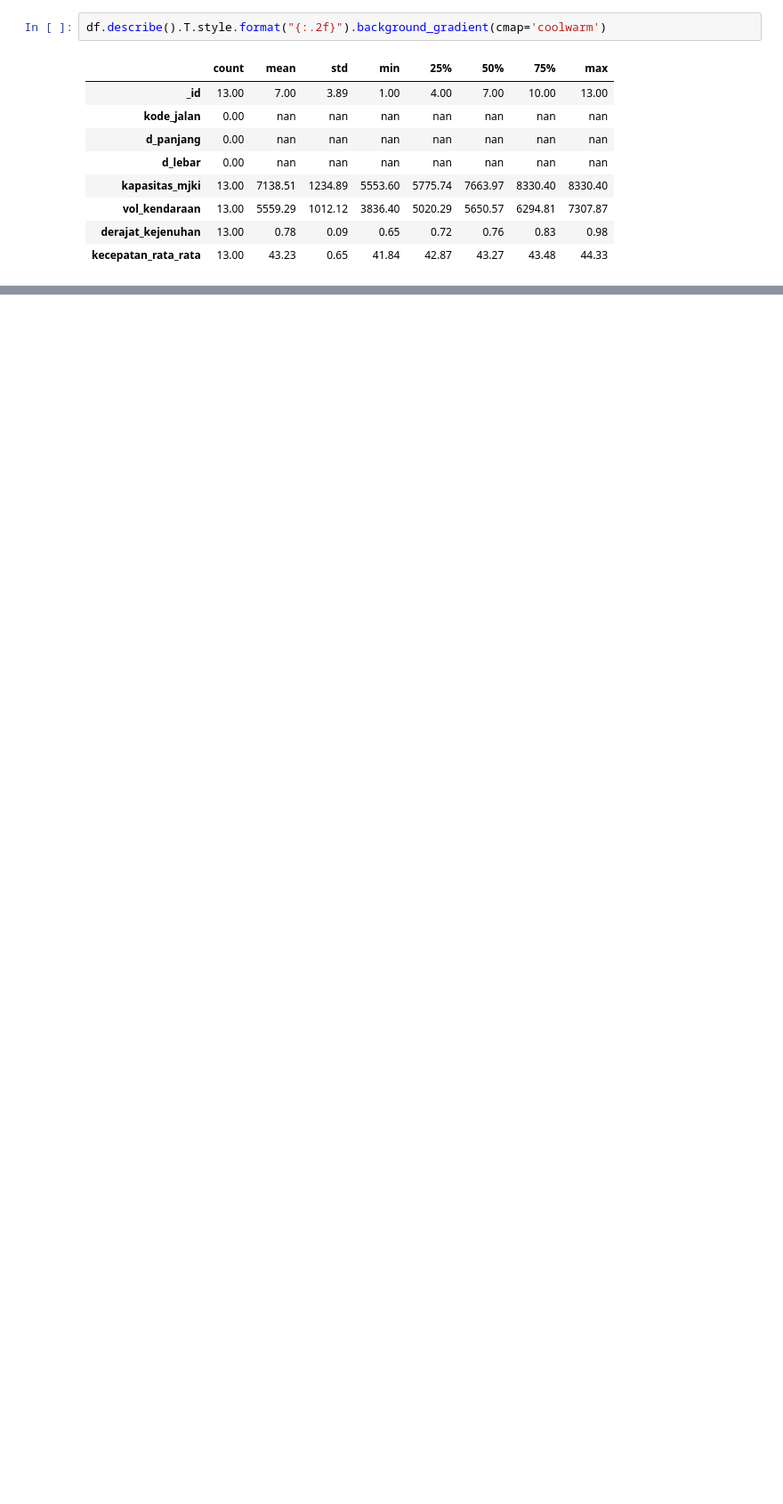
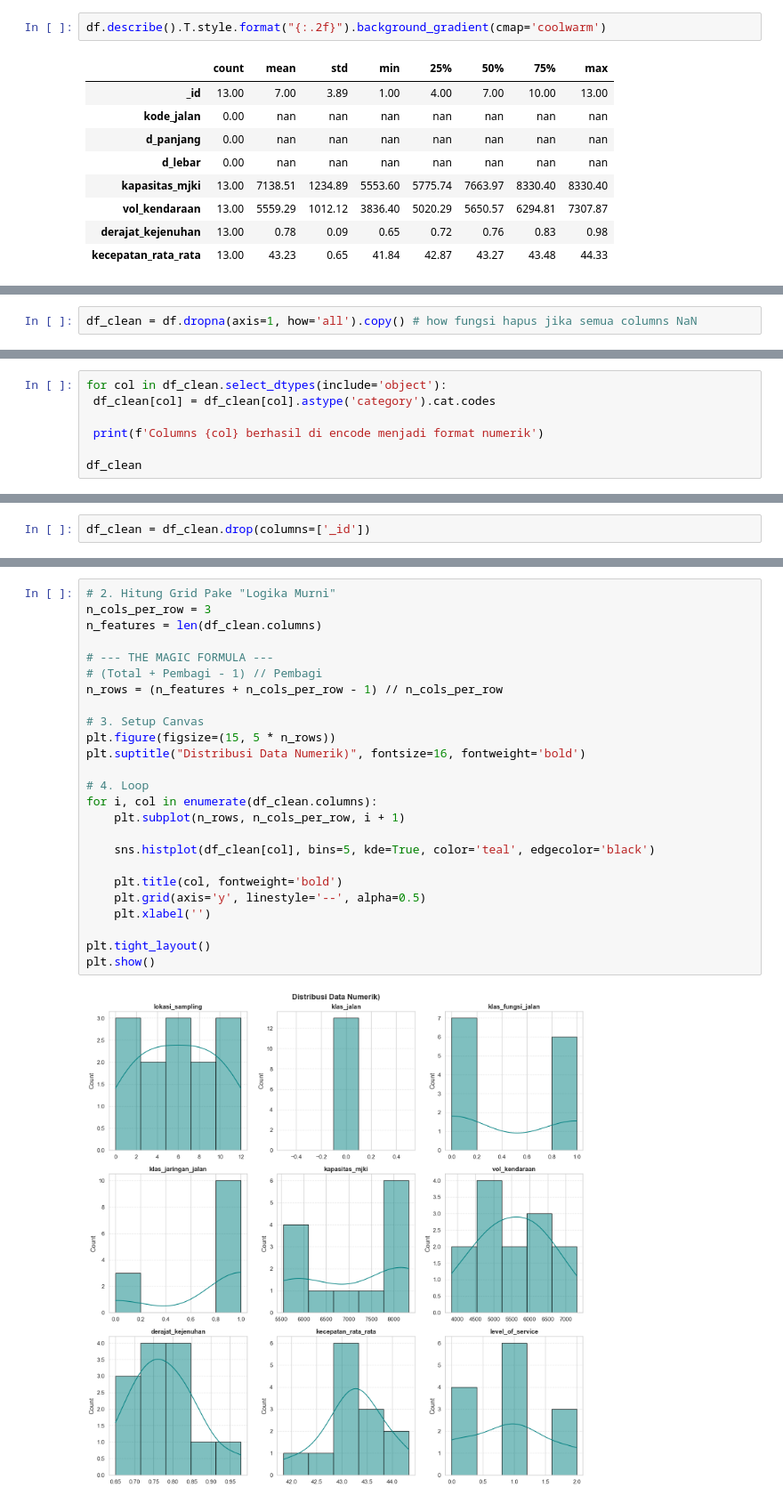
Before and after one commit to ghatpreneur/Data-Analytics-Project, a Jupyter notebook: Traffic Level of Service/Surabaya.ipynb, the cells around one changed output, grey strips where cells are left out. Shown at 89% size. Saved outputs shown, nothing was run; the diff lists cells and outputs as text; blank space fills up the shorter version.

```diff
--- a/Traffic Level of Service/Surabaya.ipynb
+++ b/Traffic Level of Service/Surabaya.ipynb
@@ -71,0 +102,2 @@ df.describe().T.style.format("{:.2f}").background_gradient(cmap='coolwarm')
+# %%
+df_clean = df.dropna(axis=1, how='all').copy() # how fungsi hapus jika semua columns NaN
@@ -71,0 +115,7 @@ df.describe().T.style.format("{:.2f}").background_gradient(cmap='coolwarm')
+# %%
+for col in df_clean.select_dtypes(include='object'):
+ df_clean[col] = df_clean[col].astype('category').cat.codes
+
+ print(f'Columns {col} berhasil di encode menjadi format numerik')
+
+df_clean
@@ -71,0 +144,2 @@ df.describe().T.style.format("{:.2f}").background_gradient(cmap='coolwarm')
+# %%
+df_clean = df_clean.drop(columns=['_id'])
@@ -71,0 +160,27 @@ df.describe().T.style.format("{:.2f}").background_gradient(cmap='coolwarm')
+# %%
+# 2. Hitung Grid Pake "Logika Murni"
+n_cols_per_row = 3
+n_features = len(df_clean.columns)
+
+# --- THE MAGIC FORMULA ---
+# (Total + Pembagi - 1) // Pembagi
+n_rows = (n_features + n_cols_per_row - 1) // n_cols_per_row
+
+# 3. Setup Canvas
+plt.figure(figsize=(15, 5 * n_rows))
+plt.suptitle("Distribusi Data Numerik)", fontsize=16, fontweight='bold')
+
+# 4. Loop
+for i, col in enumerate(df_clean.columns):
+    plt.subplot(n_rows, n_cols_per_row, i + 1)
+
+    sns.histplot(df_clean[col], bins=5, kde=True, color='teal', edgecolor='black')
+
+    plt.title(col, fontweight='bold')
+    plt.grid(axis='y', linestyle='--', alpha=0.5)
+    plt.xlabel('')
+
+plt.tight_layout()
+plt.show()
+# %% [output]
+[figure, added]
```
Also changed, not shown: parts of 21 cells of this notebook.
